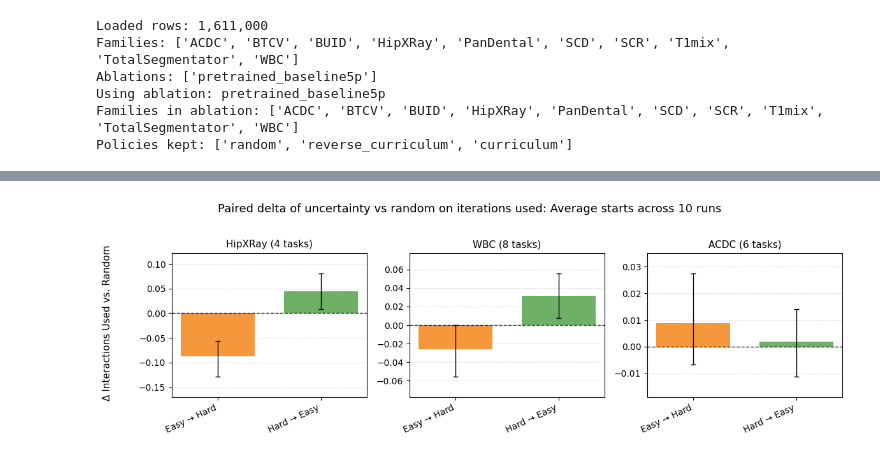
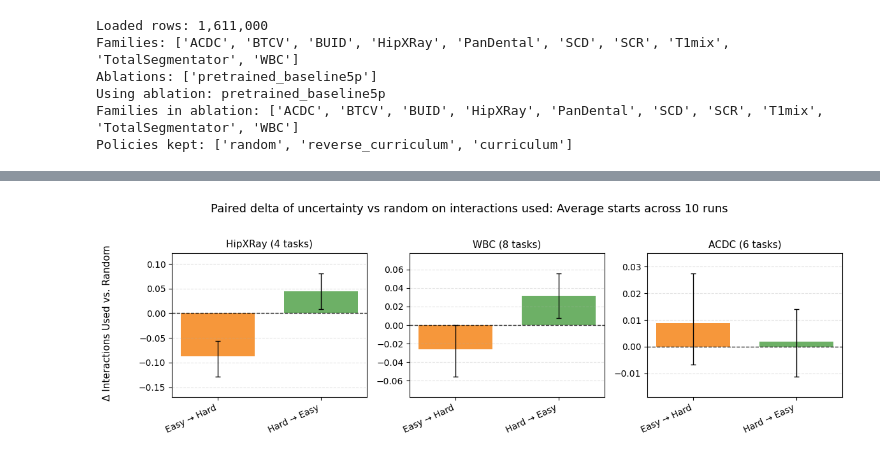
Before and after one commit to TsukkiGia/mvseg-ordering, a Jupyter notebook: notebooks/procedure_policy_bar_grid.ipynb, the cells around one changed output, grey strips where cells are left out. Cells and saved outputs as stored; diff of their text form; code cells hidden in the pictures.

```diff
--- a/notebooks/procedure_policy_bar_grid.ipynb
+++ b/notebooks/procedure_policy_bar_grid.ipynb
@@ -404,32 +404,32 @@ def plot_dataset_bar_grid(summary_df: pd.DataFrame) -> None:
         ax.grid(axis='y', linestyle='--', alpha=0.35)
 
     for j in range(n_families, len(axes_flat)):
         axes_flat[j].axis('off')
 
     if DELTA_VS_RANDOM:
         title = (
-            f"Paired delta of uncertainty vs random on {metric_name.replace('_', ' ')}: "
+            f"Paired delta of uncertainty vs random on interactions used: "
             f"Average starts across 10 runs"
         )
     else:
         title = f'{metric_label} by Ordering Policy (Hierarchical Bootstrap 95% CI)'
 
     fig.suptitle(title, fontsize=13, y=0.995)
     fig.supylabel(y_label, fontsize=11, x=0.02)
     fig.tight_layout(rect=(0.03, 0, 1, 0.97))
 
     if SAVE_FIG:
         FIG_DIR.mkdir(parents=True, exist_ok=True)
         mode_tag = 'paired_delta' if DELTA_VS_RANDOM else 'absolute'
         zoom_tag = zoom_mode
         ablation_name = str(summary_df['ablation'].iloc[0])
         out_path = FIG_DIR / f"{PROCEDURE.replace('/', '_')}_{ablation_name}_{metric_name}_{mode_tag}_{zoom_tag}_bar_grid.png"
         fig.savefig(out_path, dpi=180, bbox_inches='tight')
         print(f'saved: {out_path}')
 
     plt.show()
 
 
 plot_dataset_bar_grid(summary_df)
 # %% [output]
-[figure, old version]
+[figure, new version]
```
Also changed, not shown: 1 other file.
